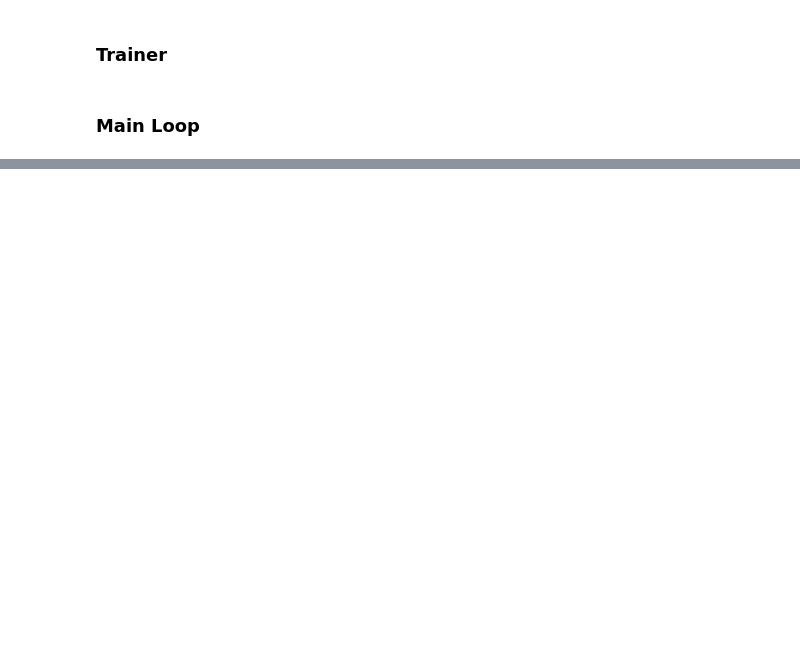
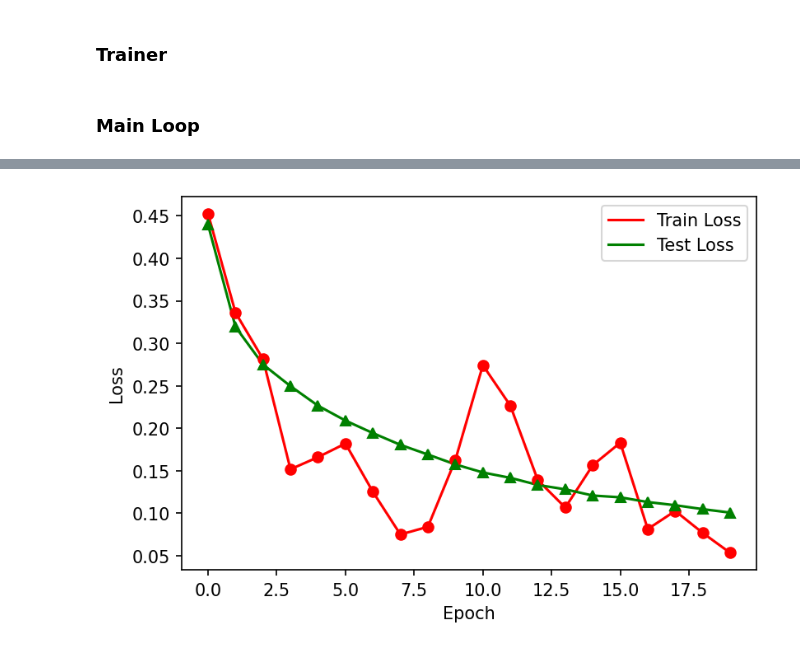
Before and after one commit to OscarJin/DeepLearning, a Jupyter notebook: Hw1/hw1.ipynb, the cells around one changed output, grey strips where cells are left out. Cells and saved outputs as stored; diff of their text form; code cells hidden in the pictures; blank space fills up the shorter version.

```diff
--- a/Hw1/hw1.ipynb
+++ b/Hw1/hw1.ipynb
@@ -678,8 +662,8 @@ def test(model, criterion, test_loader):
 # %% [markdown]
 ### Set Hyperparameters
 # %%
-num_epochs = 20 # training epochs
-lr = 0.01 # learning rate
+num_epochs = 2 # training epochs
+lr = 0.001 # learning rate
 logging_steps = 100 # logging batchsize
 best_acc = 0.0 # best accuracy
 # %% [markdown]
@@ -760,8 +770,8 @@ print(-2*b == b.grad)
 # %% [markdown]
 ### Set Hyperparameters
 # %%
-num_epochs = 20 # training epochs
-lr = 0.01 # learning rate
+num_epochs = 2 # training epochs
+lr = 0.001 # learning rate
 logging_steps = 100 # logging batchsize
 best_acc = 0.0 # best accuracy
 # %% [markdown]
@@ -908,10 +935,15 @@ best_acc = 0.0 # best accuracy
 # %% [markdown]
 ### Model, Loss Function and Optimizer
 # %%
-model = MLP(input_dim=784, num_classes=10, hidden_dims=[300])
+# model with one hidden layer
+# model = MLP(input_dim=784, num_classes=10, hidden_dims=[300])
+
+# model with two hidden layers
+model = MLP(input_dim=784, num_classes=10, hidden_dims=[512, 300])
+
 device = 'cuda' if torch.cuda.is_available() else 'cpu'
 print(device)
-model = model.to(device) # put the model on the specified device(e.g. gpu/cpu)
+model = model.to(device)  # put the model on the specified device(e.g. gpu/cpu)
 
 criterion = nn.CrossEntropyLoss()
 optimizer = optim.SGD(model.parameters(), lr=lr)
@@ -985,11 +1019,22 @@ def test(model, criterion, test_loader):
 ### Main Loop
 # %%
 print("Step 4: Training with torch.nn")
+
+train_loss_list = []
+train_acc_list = []
+test_loss_list = []
+test_acc_list = []
+
 for epoch in range(num_epochs):
     tic = time.time()
-    train(model, criterion, trainloader, optimizer, epoch, logging_steps)
+    loss_list, acc_list = train(model, criterion, trainloader, optimizer, epoch, logging_steps)
     test_loss, test_acc = test(model, criterion, testloader)
     t = time.time() - tic
+
+    train_loss_list.append(loss_list[-1])
+    train_acc_list.append(acc_list[-1])
+    test_loss_list.append(test_loss)
+    test_acc_list.append(test_acc)
 
     if test_acc > best_acc:
         best_acc = test_acc
@@ -997,0 +1061,13 @@ print(f"Best Accuracy: {best_acc:.3f}")
+# %%
+# plot loss and accuracy
+epoch_list = range(20)
+plt.figure(dpi=150)
+l1 = plt.plot(epoch_list, train_loss_list, 'r-', label='Train Loss')
+l2 = plt.plot(epoch_list, test_loss_list, 'g-', label='Test Loss')
+plt.plot(epoch_list, train_loss_list, 'ro', epoch_list, test_loss_list, 'g^')
+plt.xlabel('Epoch')
+plt.ylabel('Loss')
+plt.legend()
+plt.show()
+# %% [output]
+[figure, added]
```
Also changed, not shown: parts of 14 cells of this notebook.
